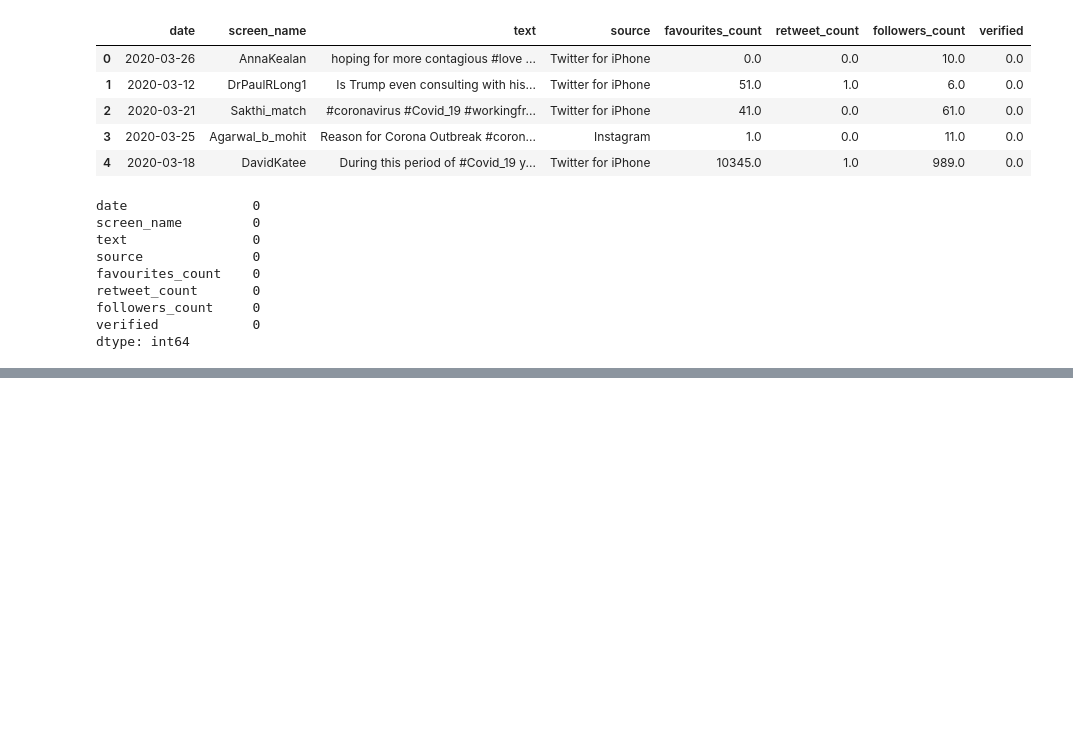
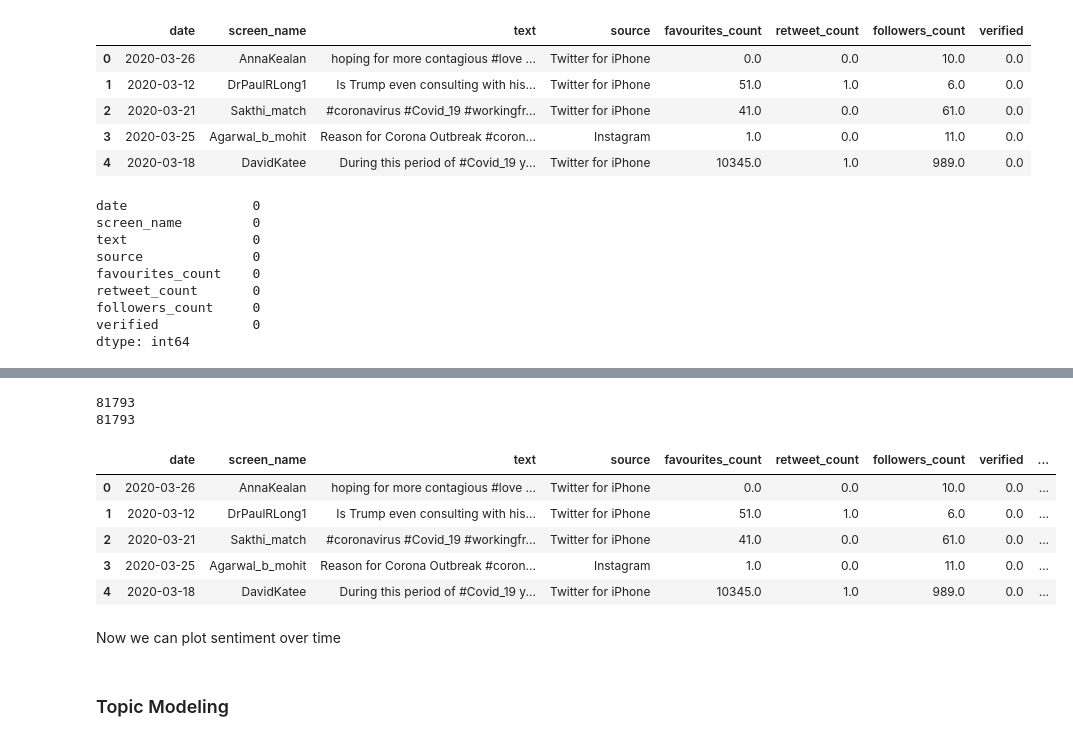
Before and after one commit to MSBX5420/team_mount_harvard, a Jupyter notebook: English_Tweets.ipynb, the cells around one changed output, grey strips where cells are left out. Saved outputs shown, nothing was run; the diff lists cells and outputs as text; code cells hidden in the pictures; blank space fills up the shorter version.

```diff
--- a/English_Tweets.ipynb
+++ b/English_Tweets.ipynb
@@ -105,0 +114,6 @@ plt.show()
+# %%
+#creating a list of tweets from the series to make looping easier
+tweet_list = []
+
+for atweet in small_tweets['text']:
+  tweet_list.append(atweet)
@@ -105,0 +155,21 @@ plt.show()
+# %%
+#making sure the lengths are equal before adding a new column of sentiment scores
+print(len(sentimentscores))
+print(len(small_tweets['text']))
+# %% [output]
+81793
+81793
+# %%
+small_tweets['sentiment'] = sentimentscores
+small_tweets.head()
+# %% [output]
+|  | date | screen_name | text | source | favourites_count | retweet_count | followers_count | verified | ... |
+| 0 | 2020-03-26 | AnnaKealan | hoping for more contagious #love ... | Twitter for iPhone | 0.0 | 0.0 | 10.0 | 0.0 | ... |
+| 1 | 2020-03-12 | DrPaulRLong1 | Is Trump even consulting with his... | Twitter for iPhone | 51.0 | 1.0 | 6.0 | 0.0 | ... |
+| 2 | 2020-03-21 | Sakthi_match | #coronavirus #Covid_19 #workingfr... | Twitter for iPhone | 41.0 | 0.0 | 61.0 | 0.0 | ... |
+| 3 | 2020-03-25 | Agarwal_b_mohit | Reason for Corona Outbreak #coron... | Instagram | 1.0 | 0.0 | 11.0 | 0.0 | ... |
+| 4 | 2020-03-18 | DavidKatee | During this period of #Covid_19 y... | Twitter for iPhone | 10345.0 | 1.0 | 989.0 | 0.0 | ... |
+# %% [markdown]
+Now we can plot sentiment over time
+# %% [markdown]
+### Topic Modeling
```
Also changed, not shown: parts of 32 cells of this notebook.
